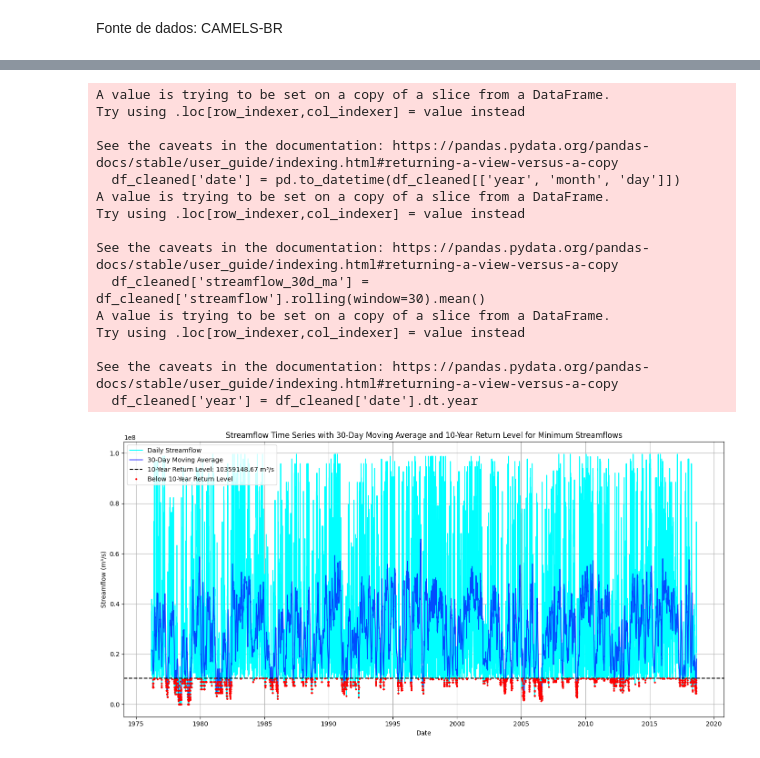
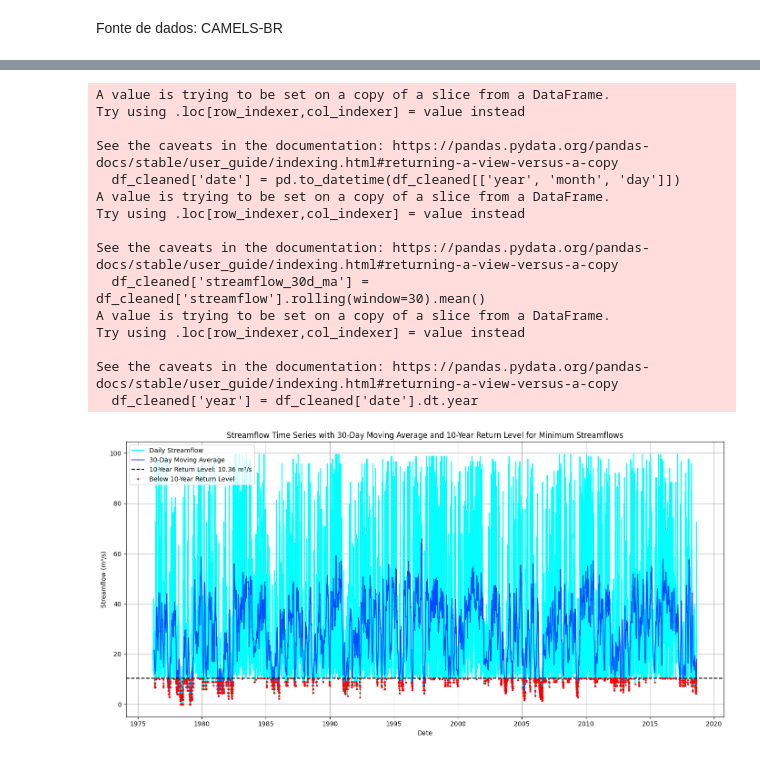
Before and after one commit to douglassilveirac/ENS5165_202402, a Jupyter notebook: pyEnv/Scripts/Série histórica vazões Tangará.ipynb, the cells around one changed output, grey strips where cells are left out. Saved outputs shown, nothing was run; the diff lists cells and outputs as text; code cells hidden in the pictures.

```diff
--- a/pyEnv/Scripts/Série histórica vazões Tangará.ipynb
+++ b/pyEnv/Scripts/Série histórica vazões Tangará.ipynb
@@ -100,6 +106,9 @@ df = pd.read_excel(file_path, sheet_name='72715000_streamflow_m3s')
 
 # Converte a coluna 'streamflow' para numérico, tratando 'NaN' como valores ausentes
 df['streamflow'] = pd.to_numeric(df['streamflow'], errors='coerce')
+
+# Divide todos os valores de vazão por 1000
+df['streamflow'] = df['streamflow'] / 1000000
 
 # Remove as linhas com valores NaN em 'streamflow'
 df_cleaned = df.dropna(subset=['streamflow'])
@@ -181,6 +190,9 @@ df = pd.read_excel(file_path, sheet_name='72715000_streamflow_m3s')
 
 # Converte a coluna 'streamflow' para numérico, tratando 'NaN' como valores ausentes
 df['streamflow'] = pd.to_numeric(df['streamflow'], errors='coerce')
+
+# Divide todos os valores de vazão por 1000
+df['streamflow'] = df['streamflow'] / 1000000
 
 # Remove as linhas com valores NaN em 'streamflow'
 df_cleaned = df.dropna(subset=['streamflow'])
@@ -221,31 +233,31 @@ plt.plot(df_cleaned['date'], df_cleaned['streamflow_30d_ma'], label='30-Day Movi
 # Linha do tempo de retorno de 10 anos para os mínimos
 plt.axhline(y=streamflow_return_level, color='black', linestyle='--', label=f'10-Year Return Level: {streamflow_return_level:.2f} m³/s')
 
 # Marcação dos pontos que ficam abaixo do nível de retorno (mínimos)
 plt.plot(df_cleaned['date'][below_return_level], df_cleaned['streamflow'][below_return_level], 'ro', markersize=2, label='Below 10-Year Return Level')
 
 # Configuração do gráfico
 plt.title('Streamflow Time Series with 30-Day Moving Average and 10-Year Return Level for Minimum Streamflows')
 plt.xlabel('Date')
 plt.ylabel('Streamflow (m³/s)')
 plt.legend()
 plt.grid(True)
 plt.tight_layout()
 plt.show()
 # %% [output]
 A value is trying to be set on a copy of a slice from a DataFrame.
 Try using .loc[row_indexer,col_indexer] = value instead
 
 See the caveats in the documentation: https://pandas.pydata.org/pandas-docs/stable/user_guide/indexing.html#returning-a-view-versus-a-copy
   df_cleaned['date'] = pd.to_datetime(df_cleaned[['year', 'month', 'day']])
 A value is trying to be set on a copy of a slice from a DataFrame.
 Try using .loc[row_indexer,col_indexer] = value instead
 
 See the caveats in the documentation: https://pandas.pydata.org/pandas-docs/stable/user_guide/indexing.html#returning-a-view-versus-a-copy
   df_cleaned['streamflow_30d_ma'] = df_cleaned['streamflow'].rolling(window=30).mean()
 A value is trying to be set on a copy of a slice from a DataFrame.
 Try using .loc[row_indexer,col_indexer] = value instead
 
 See the caveats in the documentation: https://pandas.pydata.org/pandas-docs/stable/user_guide/indexing.html#returning-a-view-versus-a-copy
   df_cleaned['year'] = df_cleaned['date'].dt.year
-[figure, old version]
+[figure, new version]
```
Also changed, not shown: parts of 3 cells of this notebook.
